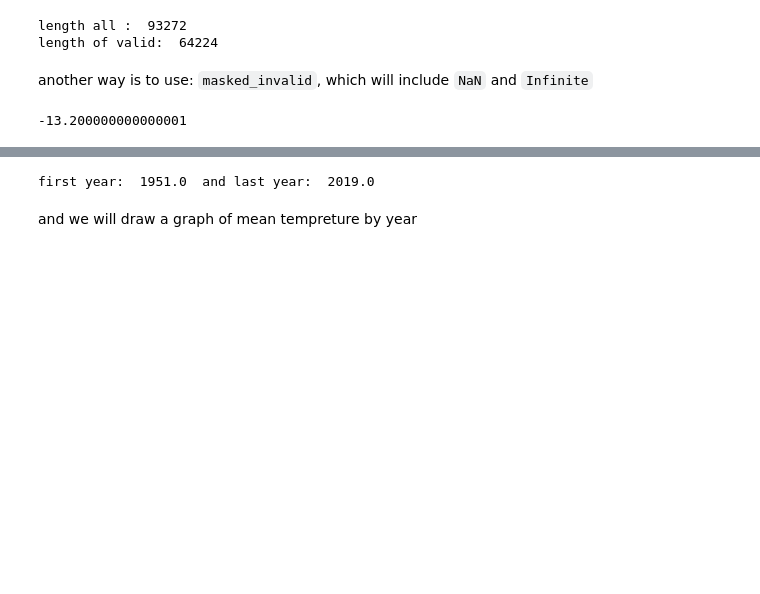
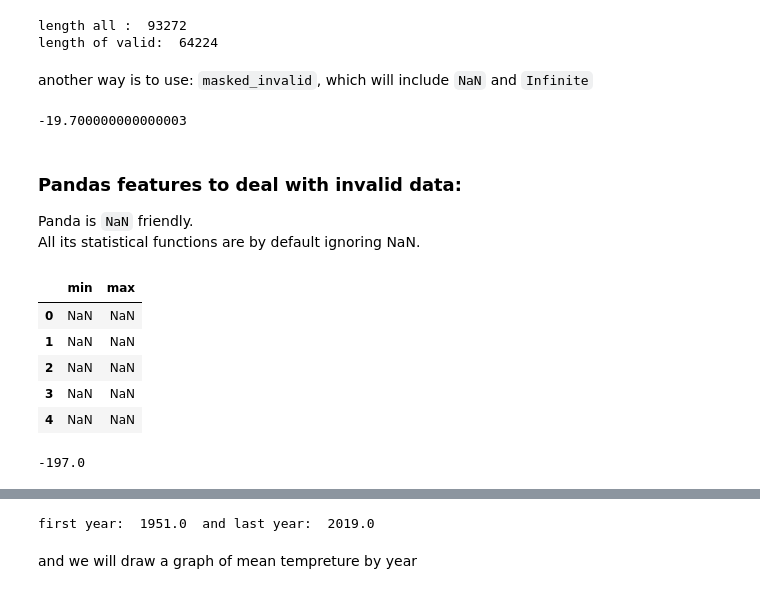
Before and after one commit to gkarwchan/Python-Statistics, a Jupyter notebook: presentation.ipynb, the cells around one changed output, grey strips where cells are left out. Cells and saved outputs as stored; diff of their text form; code cells hidden in the pictures; blank space fills up the shorter version.

```diff
--- a/presentation.ipynb
+++ b/presentation.ipynb
@@ -196,7 +235,26 @@ length of valid:  64224
 # %% [markdown]
 another way is to use: `masked_invalid`, which will include `NaN` and `Infinite`
 # %%
-maxs = ma.masked_invalid(max_temp)
+maxs = ma.masked_invalid(min_temp)
 maxs.min()
 # %% [output]
--13.200000000000001
+-19.700000000000003
+# %% [markdown]
+### Pandas features to deal with invalid data:
+
+Panda is `NaN` friendly.
+All its statistical functions are by default ignoring NaN.
+# %%
+weather = pd.read_csv('data/KNMI.txt', header=0, usecols=(12,14), names=["min", "max"], converters={12: to_float, 14: to_float})
+weather.head()
+# %% [output]
+|  | min | max |
+| 0 | NaN | NaN |
+| 1 | NaN | NaN |
+| 2 | NaN | NaN |
+| 3 | NaN | NaN |
+| 4 | NaN | NaN |
+# %%
+weather['min'].min()
+# %% [output]
+-197.0
```
Also changed, not shown: parts of 20 cells of this notebook, 1 other file.
